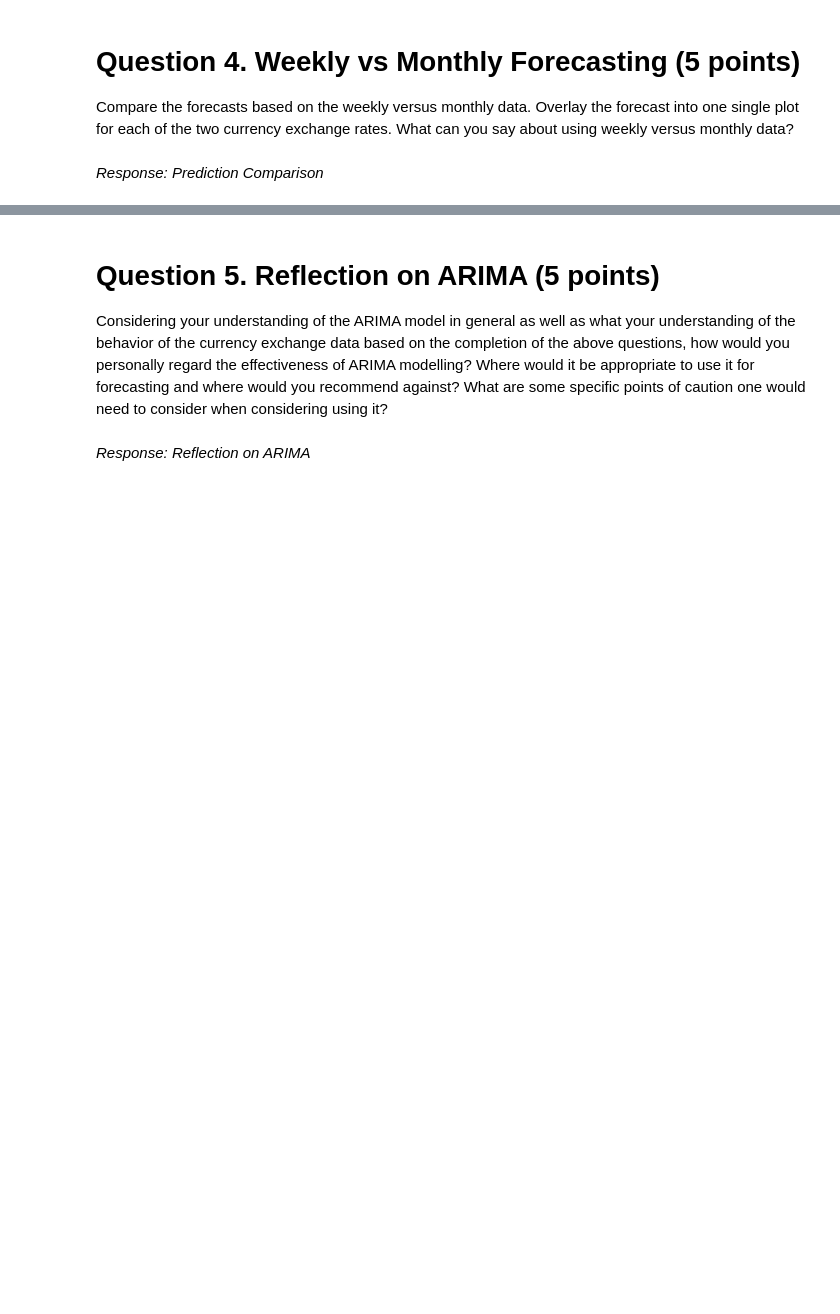
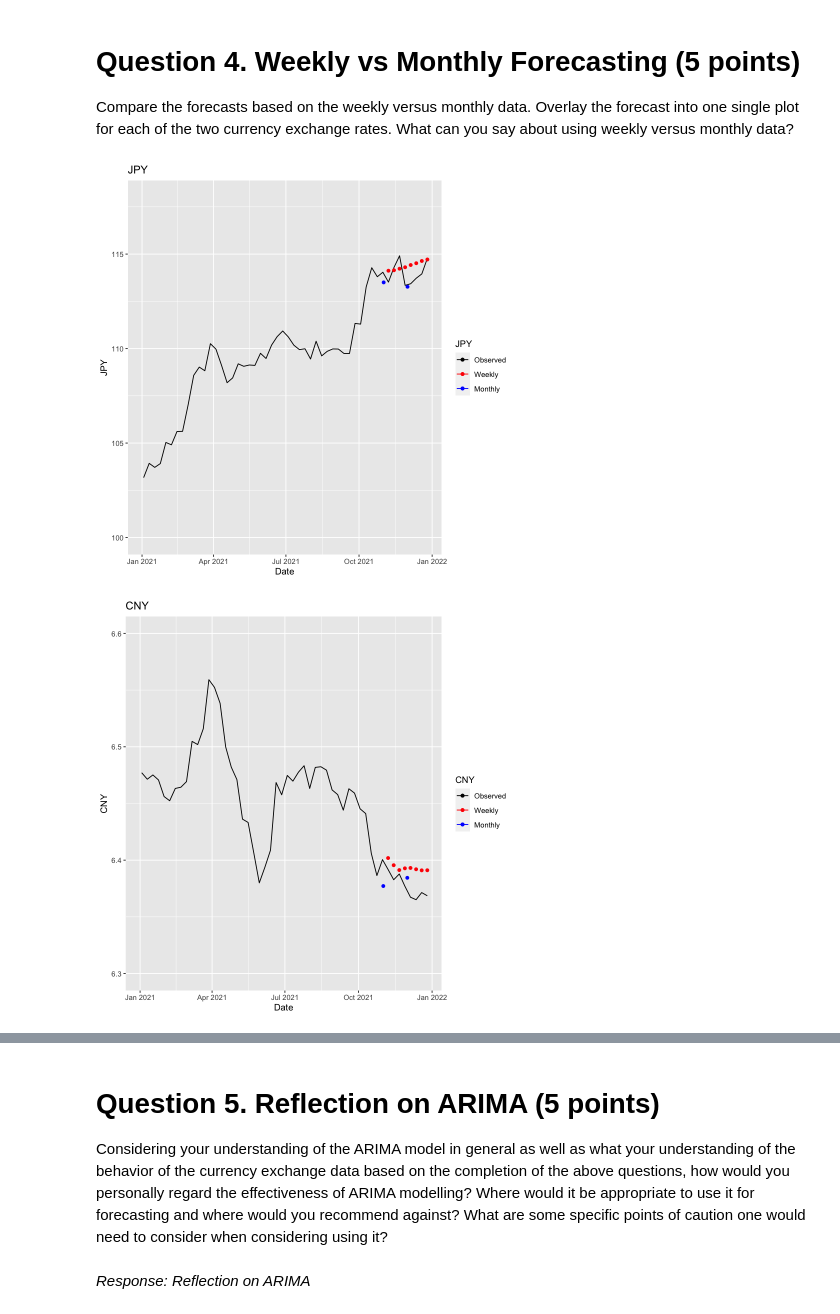
Before and after one commit to natekist/GT-OMS, a Jupyter notebook: ISYE 6402/Homework/4/HW4 Starter Template.ipynb, the cells around one changed output, grey strips where cells are left out. Saved outputs shown, nothing was run; the diff lists cells and outputs as text; code cells hidden in the pictures; blank space fills up the shorter version.

```diff
--- a/ISYE 6402/Homework/4/HW4 Starter Template.ipynb
+++ b/ISYE 6402/Homework/4/HW4 Starter Template.ipynb
@@ -487,5 +706,28 @@ paste("The PM of the weekly CNY prediction is:", round(PM.CNY.Weekly, 3))
 # Question 4.  Weekly vs Monthly Forecasting  (5 points)
 
 Compare the forecasts based on the weekly versus monthly data. Overlay the forecast into one single plot for each of the two currency exchange rates. What can you say about using weekly versus monthly data?
-# %% [markdown]
-*Response: Prediction Comparison*
+# %%
+# Plot JPY
+
+ggplot() +
+  geom_line(data = weekly, aes(x = Date, y = JPY, color="Observed")) +
+  geom_point(data = weekly.test, aes(x = Date, y = outpredjpweekly$pred, color = "Weekly")) +
+  geom_point(data = monthly.test, aes(x = Date, y = outpredjpmonthly$pred, color = "Monthly")) +
+  xlab('Date') + xlim(as.Date(c('2021-01-01',max(monthly$Date)))) + ylim(c(100, 118)) +
+  ylab('JPY') + labs(title = 'JPY') + scale_color_manual(name='JPY',
+                     breaks=c('Observed', 'Weekly', 'Monthly'),
+                     values=c('Observed'='black', 'Weekly'='red', 'Monthly' = 'blue'))
+
+# Plot CNY
+
+ggplot() +
+  geom_line(data = weekly, aes(x = Date, y = CNY, color="Observed")) +
+  geom_point(data = weekly.test, aes(x = Date, y = outpredcnweekly$pred, color = "Weekly")) +
+  geom_point(data = monthly.test, aes(x = Date, y = outpredcnmonthly$pred, color = "Monthly")) +
+  xlab('Date') + xlim(as.Date(c('2021-01-01',max(monthly$Date)))) + ylim(c(6.3, 6.6)) +
+  ylab('CNY') + labs(title = 'CNY') + scale_color_manual(name='CNY',
+                     breaks=c('Observed', 'Weekly', 'Monthly'),
+                     values=c('Observed'='black', 'Weekly'='red', 'Monthly' = 'blue'))
+# %% [output]
+[figure, added]
+[figure, added]
```
Also changed, not shown: parts of 26 cells of this notebook.
